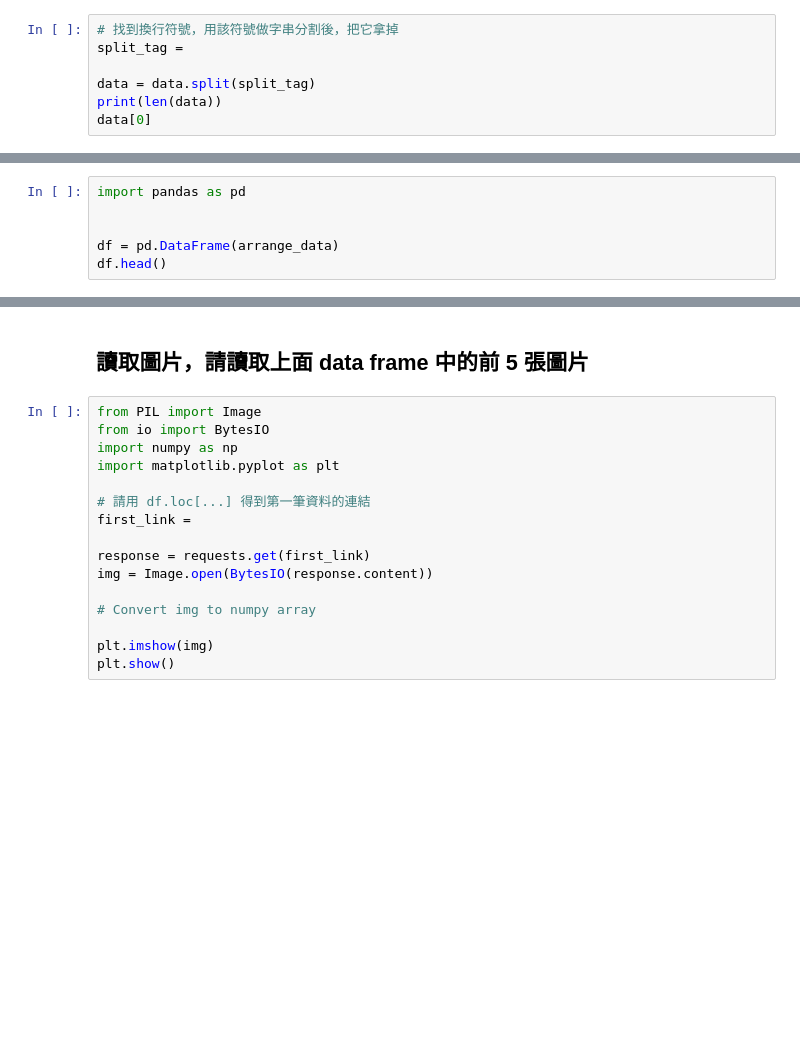
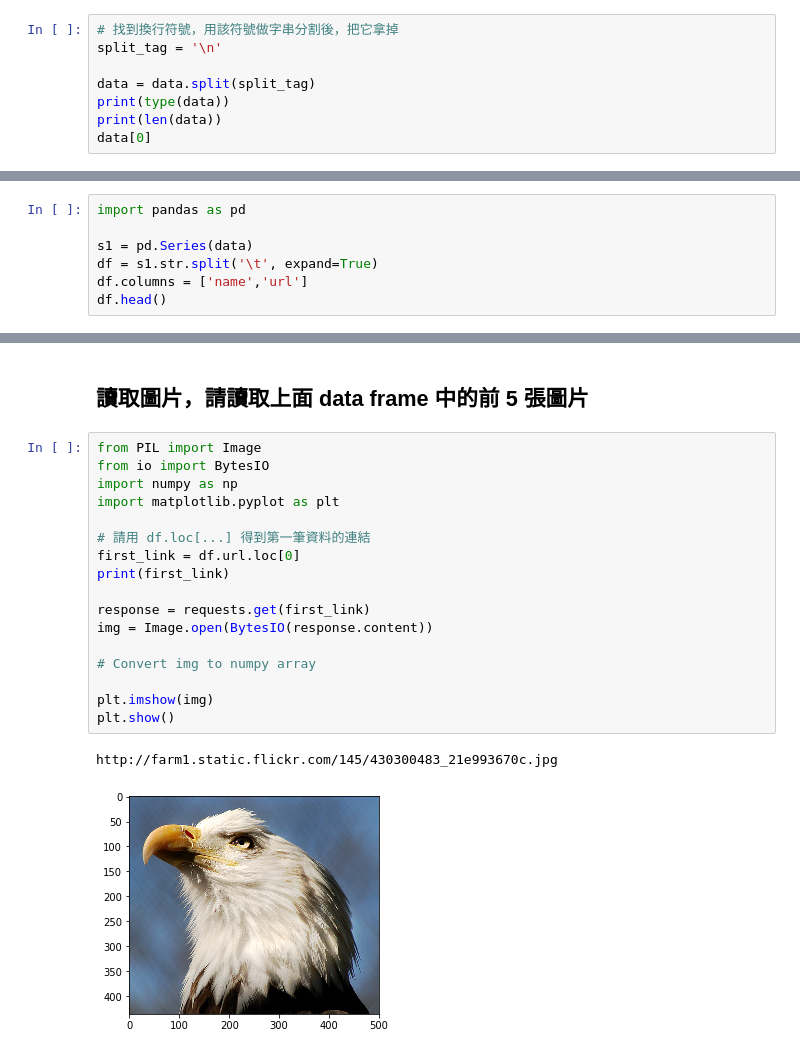
Before and after one commit to chenrobotcat/ML100-Days, a Jupyter notebook: Homework/Day_003-1_HW.ipynb, the cells around one changed output, grey strips where cells are left out. Cells and saved outputs as stored; diff of their text form; blank space fills up the shorter version.

```diff
--- a/Homework/Day_003-1_HW.ipynb
+++ b/Homework/Day_003-1_HW.ipynb
@@ -62,7 +64,8 @@ ImportError: No module named 'requests'
 # %%
 # 找到換行符號，用該符號做字串分割後，把它拿掉
-split_tag =
+split_tag = '\n'
 
 data = data.split(split_tag)
+print(type(data))
 print(len(data))
 data[0]
@@ -71,7 +78,8 @@ data[0]
 # %%
 import pandas as pd
 
-
-df = pd.DataFrame(arrange_data)
+s1 = pd.Series(data)
+df = s1.str.split('\t', expand=True)
+df.columns = ['name','url']
 df.head()
 # %% [output]
@@ -81,19 +94,23 @@ NameError: name 'arrange_data' is not defined
 # %%
 from PIL import Image
 from io import BytesIO
 import numpy as np
 import matplotlib.pyplot as plt
 
 # 請用 df.loc[...] 得到第一筆資料的連結
-first_link =
+first_link = df.url.loc[0]
+print(first_link)
 
 response = requests.get(first_link)
 img = Image.open(BytesIO(response.content))
 
 # Convert img to numpy array
 
 plt.imshow(img)
 plt.show()
+# %% [output]
+http://farm1.static.flickr.com/145/430300483_21e993670c.jpg
+[figure, added]
 # %%
 def img2arr_fromURLs(url_list, resize = False):
     """
```
Also changed, not shown: parts of 6 cells of this notebook.
